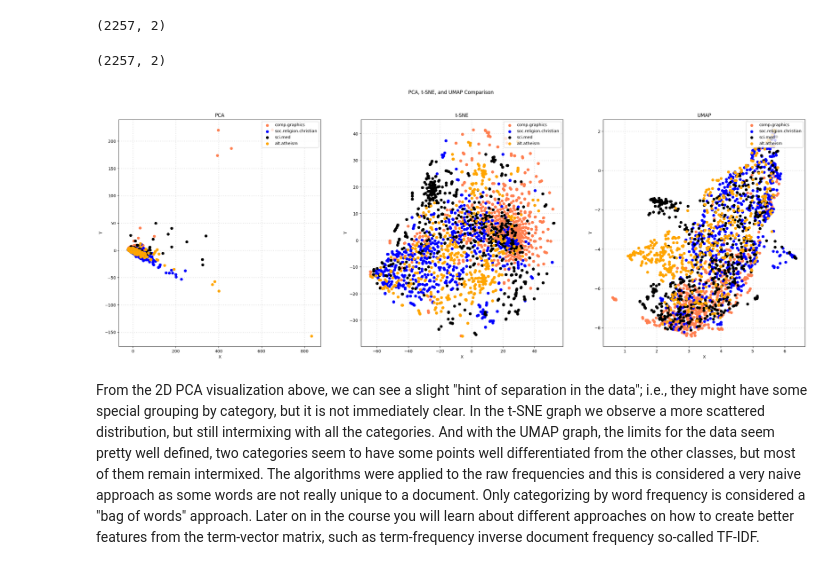
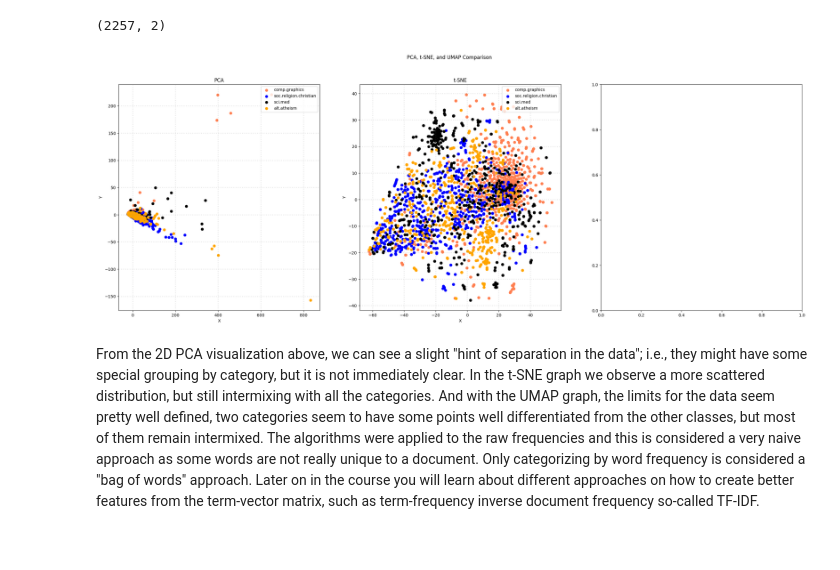
Before and after one commit to powy-e/DM2024-Lab1-Master, a Jupyter notebook: DM2024-Lab1-Master.ipynb, the cells around one changed output. Drawn from its saved outputs; the diff is of its cells as text; code cells hidden in the pictures.

```diff
--- a/DM2024-Lab1-Master.ipynb
+++ b/DM2024-Lab1-Master.ipynb
@@ -1818,7 +1899,3 @@ X_pca_tdm.shape
 X_tsne_tdm.shape
 # %% [output]
 (2257, 2)
-# %%
-X_umap_tdm.shape
-# %% [output]
-(2257, 2)
@@ -1825,32 +1904,32 @@ X_umap_tdm.shape
 # %%
 # Plot the results in subplots
 col = ['coral', 'blue', 'black', 'orange']
 categories = X['category_name'].unique()
 
 fig, axes = plt.subplots(1, 3, figsize=(30, 10))  # Create 3 subplots for PCA, t-SNE, and UMAP
 fig.suptitle('PCA, t-SNE, and UMAP Comparison')
 
 # Define a function to create a scatter plot for each method
 def plot_scatter(ax, X_reduced, title):
     for c, category in zip(col, categories):
         xs = X_reduced[X['category_name'] == category].T[0]
         ys = X_reduced[X['category_name'] == category].T[1]
         ax.scatter(xs, ys, c=c, marker='o', label=category)
 
     ax.grid(color='gray', linestyle=':', linewidth=2, alpha=0.2)
     ax.set_title(title)
     ax.set_xlabel('X')
     ax.set_ylabel('Y')
     ax.legend(loc='upper right')
 
 # Step 4: Create scatter plots for PCA, t-SNE, and UMAP
 plot_scatter(axes[0], X_pca_tdm, 'PCA')
 plot_scatter(axes[1], X_tsne_tdm, 't-SNE')
-plot_scatter(axes[2], X_umap_tdm, 'UMAP')
+#plot_scatter(axes[2], X_umap_tdm, 'UMAP')
 
 plt.show()
 # %% [output]
-[figure, old version]
+[figure, new version]
 # %% [markdown]
 From the 2D PCA visualization above, we can see a slight "hint of separation in the data"; i.e., they might have some special grouping by category, but it is not immediately clear. In the t-SNE graph we observe a more scattered distribution, but still intermixing with all the categories. And with the UMAP graph, the limits for the data seem pretty well defined, two categories seem to have some points well differentiated from the other classes, but most of them remain intermixed. The algorithms were applied to the raw frequencies and this is considered a very naive approach as some words are not really unique to a document. Only categorizing by word frequency is considered a "bag of words" approach. Later on in the course you will learn about different approaches on how to create better features from the term-vector matrix, such as term-frequency inverse document frequency so-called TF-IDF.
 # %% [markdown]
```
Also changed, not shown: parts of 39 cells of this notebook, 2 other files.
